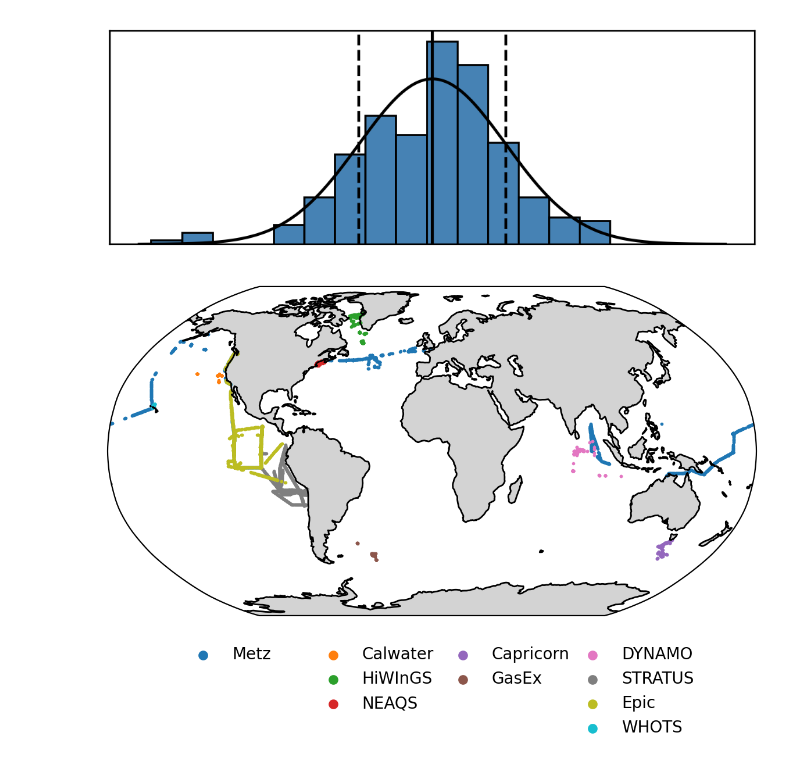
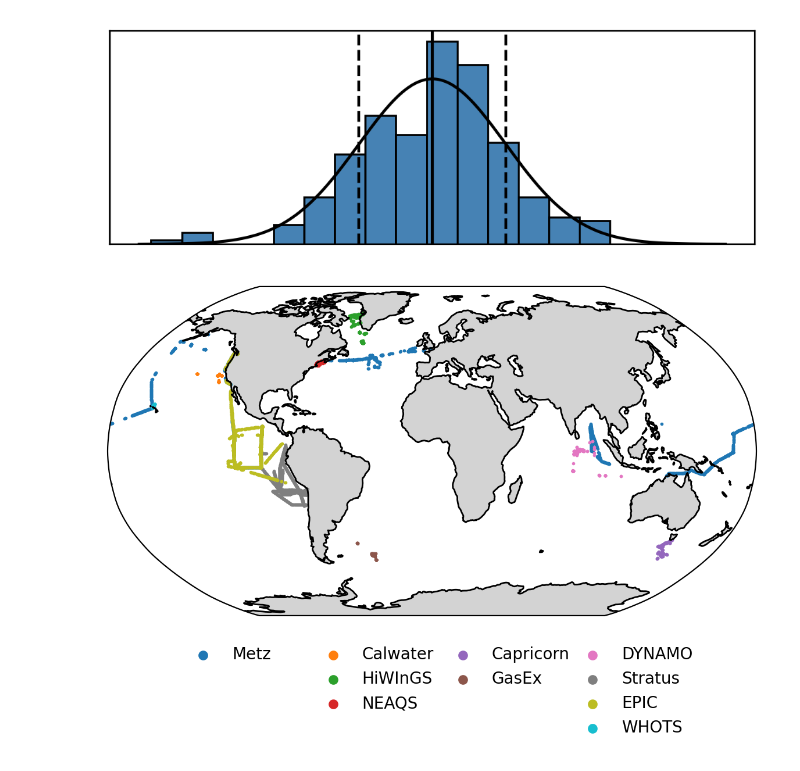
Before and after one commit to jiarong-wu/mlflux, a Jupyter notebook: notebooks/regression/Eval0-data.ipynb, the cells around one changed output. Saved outputs shown, nothing was run; the diff lists cells and outputs as text; code cells hidden in the pictures.

```diff
--- a/notebooks/regression/Eval0-data.ipynb
+++ b/notebooks/regression/Eval0-data.ipynb
@@ -139,7 +170,7 @@ import cartopy.feature as cfeature
 from matplotlib import cm
 
 pcodes = {'77':'Metz', '67':'Calwater', '72':'HiWInGS', '78':'NEAQS', '73':'Capricorn', '71':'GasEx',
-          '69':'Epic', '87':'WHOTS', '83':'STRATUS', '68':'DYNAMO'}
+          '69':'EPIC', '87':'WHOTS', '83':'Stratus', '68':'DYNAMO'}
 
 pcode_ordered = [77, 67, 72, 78, 73, 71, 68, 83, 69, 87]
 
@@ -164,31 +195,31 @@ for i, p in enumerate(pcode_ordered):
     labels.append('{}'.format(pcode))
 
 box = ax.get_position()
 ax.set_position([box.x0, box.y0 + box.height * 0.1,
                  box.width, box.height * 0.9])
 
 
 # First row with 3 items
 legend1 = ax.legend(handles=lines[:1], labels=labels[:1], loc='upper left',
                     bbox_to_anchor=(0.1, -0.05), alignment='center', fontsize=10, ncol=1, frameon=False)
 legend2 = ax.legend(handles=lines[1:4], labels=labels[1:4], loc='upper left',
                     bbox_to_anchor=(0.3, -0.05), alignment='center', fontsize=10, ncol=1, frameon=False)
 legend3 = ax.legend(handles=lines[4:6], labels=labels[4:6], loc='upper left',
                     bbox_to_anchor=(0.5, -0.05), alignment='center', fontsize=10, ncol=1, frameon=False)
 legend4 = ax.legend(handles=lines[6:10], labels=labels[6:10], loc='upper left',
                     bbox_to_anchor=(0.7, -0.05), alignment='center', fontsize=10, ncol=1, frameon=False)
 
 # leg = ax.legend(loc='upper center', bbox_to_anchor=(0.5, -0.05), fancybox=False, ncol=2, fontsize=10)
 
 ax.add_artist(legend1)
 ax.add_artist(legend2)
 ax.add_artist(legend3)
 
 for leg in (legend1, legend2, legend3, legend4):
     for handle in leg.legendHandles:
         handle.set_sizes([25])
 
 fig.savefig(f'../../plots/map.pdf', bbox_inches='tight')
 fig.savefig(f'../../plots/map.png', bbox_inches='tight')
 # %% [output]
-[figure, old version]
+[figure, new version]
```
Also changed, not shown: parts of 5 cells of this notebook, 3 other files.
